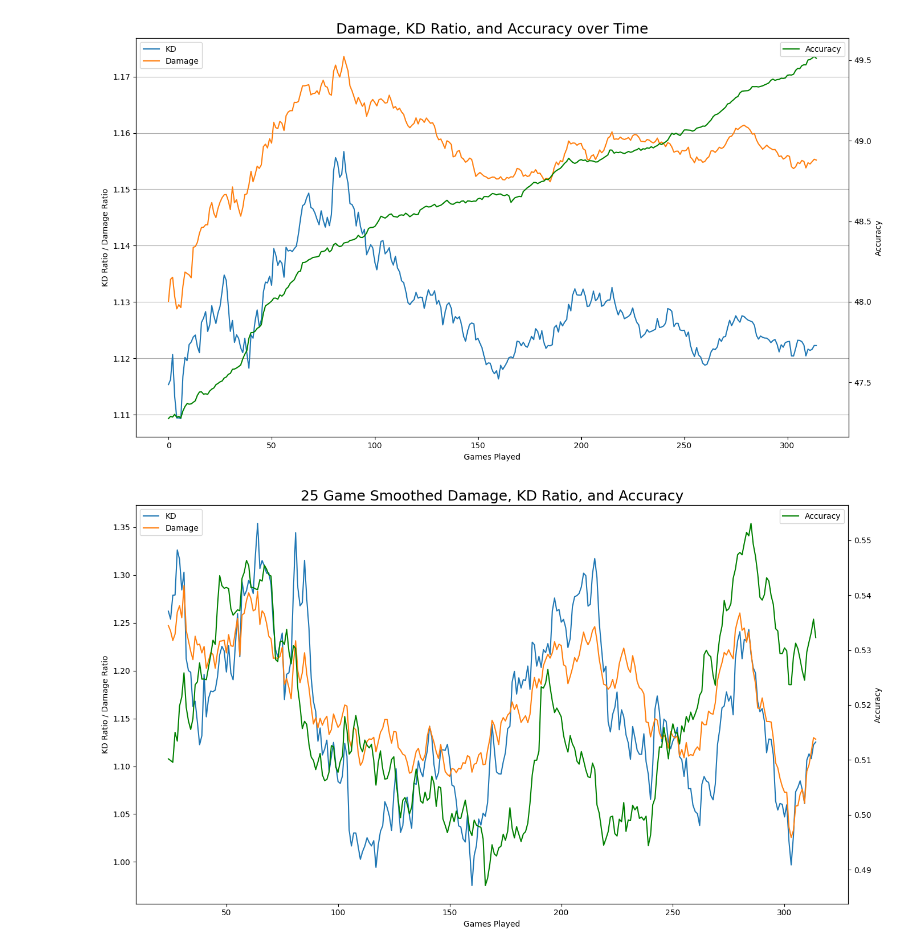
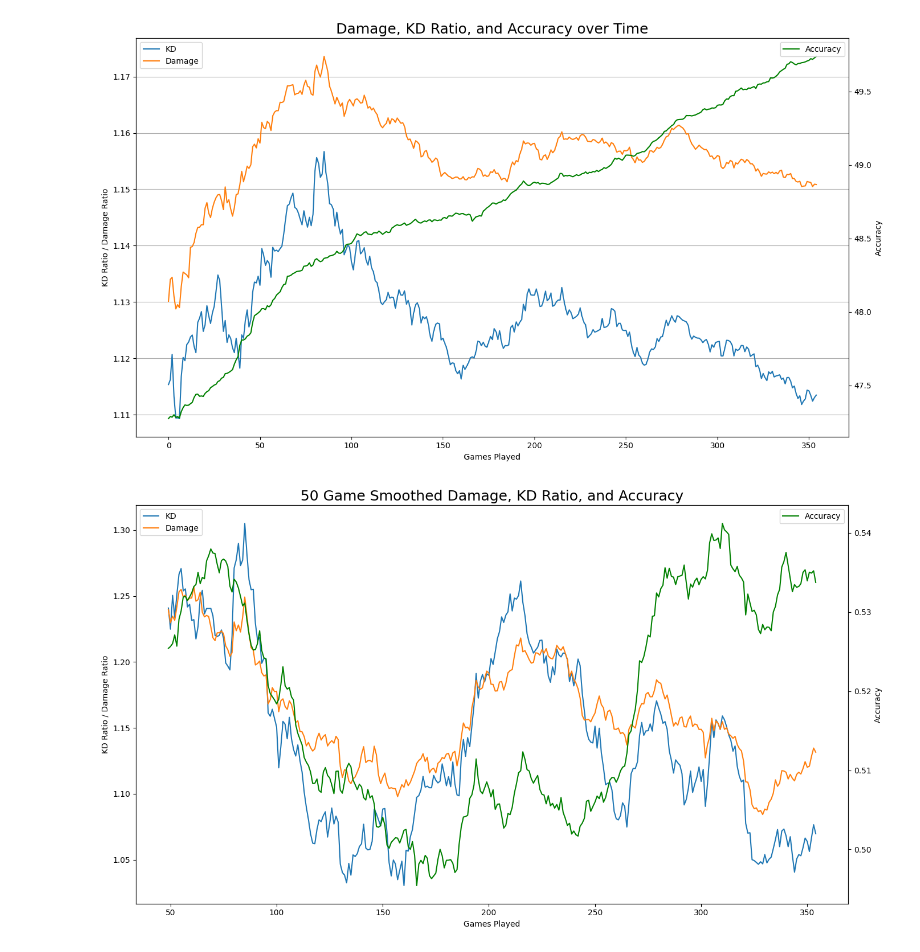
Before and after one commit to palmerac/Halo, a Jupyter notebook: halo.ipynb, the cells around one changed output. Drawn from its saved outputs; the diff is of its cells as text; code cells hidden in the pictures.

```diff
--- a/halo.ipynb
+++ b/halo.ipynb
@@ -10,5 +13,5 @@ warnings.filterwarnings('ignore')
 # %%
-df = pd.read_csv('earl694412-infinite-matchhistory-2.csv')
+df = pd.read_csv('earl694412-infinite-matchhistory.csv')
 df.info()
 # %% [output]
 <class 'pandas.core.frame.DataFrame'>
@@ -130,7 +134,7 @@ ax1.set_title('Damage, KD Ratio, and Accuracy over Time', fontsize=18)
 ax1.set_xlabel('Games Played')
 ax1.set_ylabel('KD Ratio / Damage Ratio')
 ax2.set_ylabel('Accuracy')
-max_y_value = df['LifetimeAcc'].max()
+# max_y_value = df['LifetimeAcc'].max()
 ax1.yaxis.grid(True)
 # ax2.set_yticks(np.arange(47, max_y_value, 0.5))
 ax1.legend(loc='upper left')
@@ -139,34 +143,34 @@ plt.tight_layout()
 # plt.savefig('Plots/DamKDRatiosAcc.png', dpi=300)
 plt.show()
 # %% [output]
-[figure, old version]
+[figure, new version]
 # %%
 # Smooth the LifetimeWinRate using a 10-game moving average
 # Set roll to ** game moving average
-roll = 25
+roll = 50
 dfr['SmoothedAccuracy'] = dfr['ShotsLanded'].rolling(window=roll).sum() / dfr['ShotsFired'].rolling(window=roll).sum()
 dfr['SmoothedDmgRatio'] = dfr['DamageDone'].rolling(window=roll).sum() / dfr['DamageTaken'].rolling(window=roll).sum()
 dfr['SmoothedKD'] = dfr['Kills'].rolling(window=roll).sum() / dfr['Deaths'].rolling(window=roll).sum()
 
 
 plt.figure(figsize=(14,8))
 ax1 = plt.gca()
 ax2 = ax1.twinx()
 ax1.plot(dfr['SmoothedKD'], label='KD' )
 ax1.plot(dfr['SmoothedDmgRatio'], label='Damage')
 ax2.plot(dfr['SmoothedAccuracy'], color='green', label='Accuracy')
 ax1.set_title(f'{roll} Game Smoothed Damage, KD Ratio, and Accuracy', fontsize=18)
 ax1.set_xlabel('Games Played')
 ax1.set_ylabel('KD Ratio / Damage Ratio')
 ax2.set_ylabel('Accuracy')
 max_y_value = df['Accuracy'].max()
 ax1.legend(loc='upper left')
 ax2.legend(loc='upper right')
 plt.tight_layout()
 plt.savefig('Plots/DamKDRatiosAccSmooth.png', dpi=300)
 plt.show()
 # %% [output]
-[figure, old version]
+[figure, new version]
 # %%
 # Smooth the LifetimeWinRate using a 10-game moving average
 # dfr['SmoothedWinRate'] = dfr['LifetimeWinRate'].rolling(window=15).mean()
```
Also changed, not shown: parts of 22 cells of this notebook, 13 other files.
